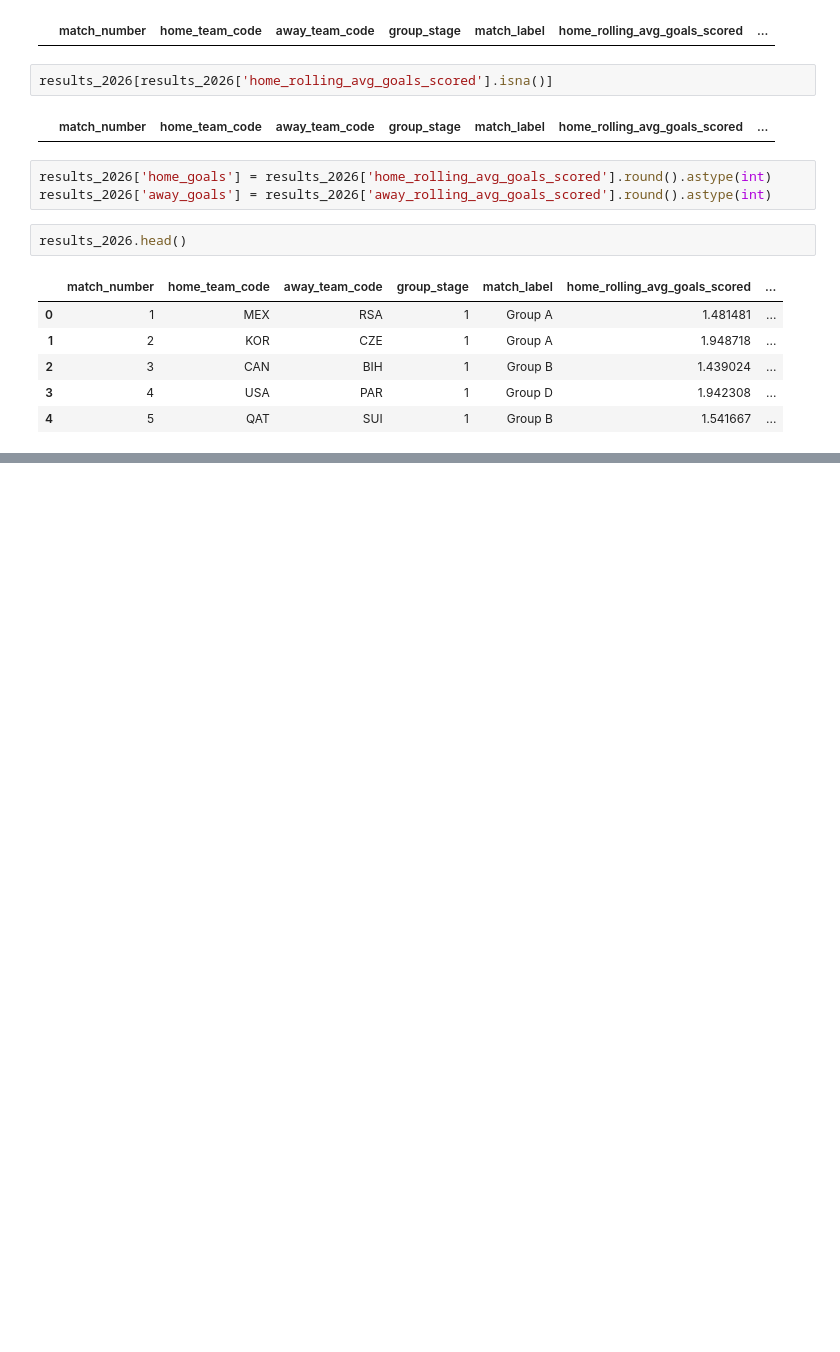
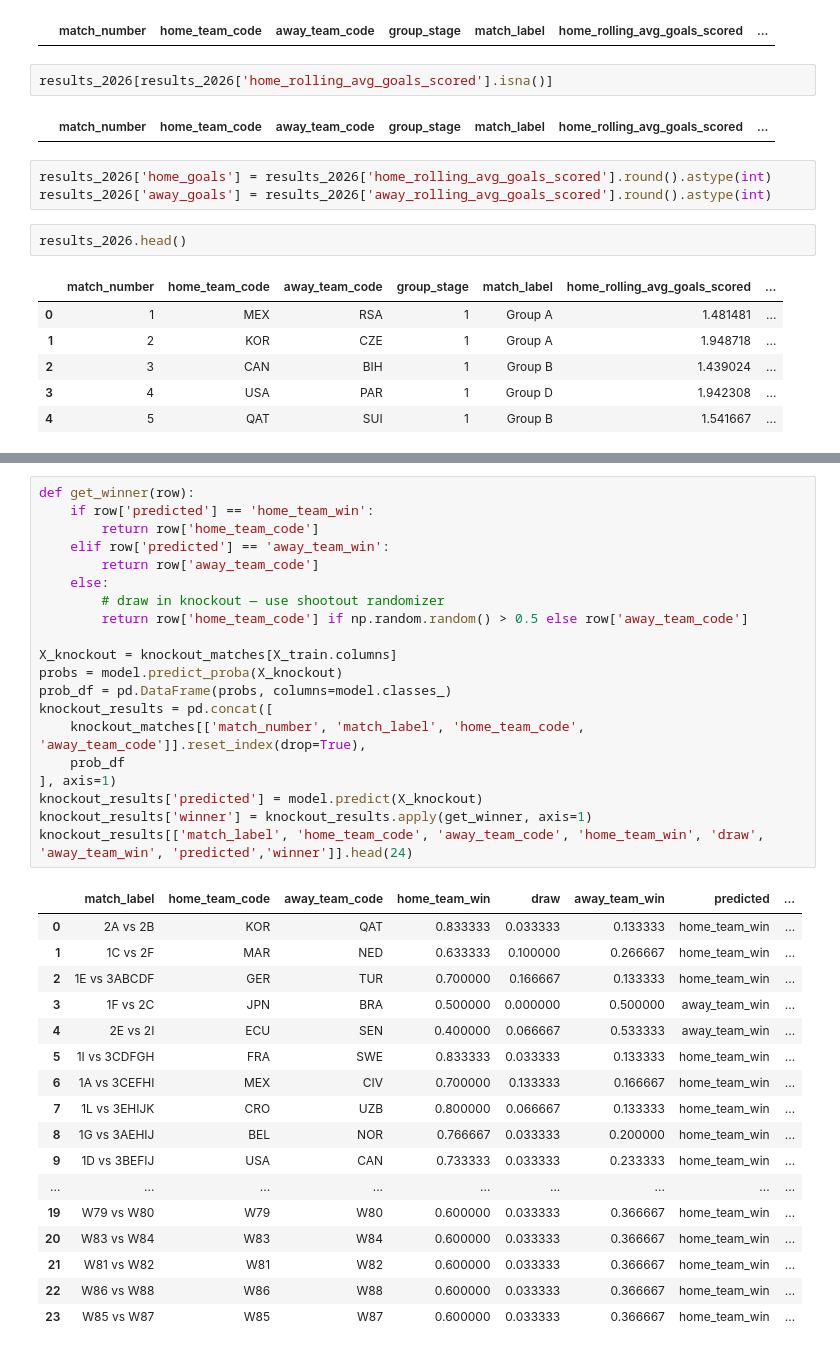
Before and after one commit to tonyinarula/World-Cup-2026-Predictive-Analysis, a Jupyter notebook: analysis.ipynb, the cells around one changed output, grey strips where cells are left out. Cells and saved outputs as stored; diff of their text form; blank space fills up the shorter version.

Commit message:
Finish first tournament prediction and make function to reiterate

```diff
--- a/analysis.ipynb
+++ b/analysis.ipynb
@@ -1487,0 +1690,38 @@ matches_2026[matches_2026['group_stage'] == 0]
+# %%
+def get_winner(row):
+    if row['predicted'] == 'home_team_win':
+        return row['home_team_code']
+    elif row['predicted'] == 'away_team_win':
+        return row['away_team_code']
+    else:
+        # draw in knockout — use shootout randomizer
+        return row['home_team_code'] if np.random.random() > 0.5 else row['away_team_code']
+
+X_knockout = knockout_matches[X_train.columns]
+probs = model.predict_proba(X_knockout)
+prob_df = pd.DataFrame(probs, columns=model.classes_)
+knockout_results = pd.concat([
+    knockout_matches[['match_number', 'match_label', 'home_team_code', 'away_team_code']].reset_index(drop=True),
+    prob_df
+], axis=1)
+knockout_results['predicted'] = model.predict(X_knockout)
+knockout_results['winner'] = knockout_results.apply(get_winner, axis=1)
+knockout_results[['match_label', 'home_team_code', 'away_team_code', 'home_team_win', 'draw', 'away_team_win', 'predicted','winner']].head(24)
+# %% [output]
+|  | match_label | home_team_code | away_team_code | home_team_win | draw | away_team_win | predicted | ... |
+| 0 | 2A vs 2B | KOR | QAT | 0.833333 | 0.033333 | 0.133333 | home_team_win | ... |
+| 1 | 1C vs 2F | MAR | NED | 0.633333 | 0.100000 | 0.266667 | home_team_win | ... |
+| 2 | 1E vs 3ABCDF | GER | TUR | 0.700000 | 0.166667 | 0.133333 | home_team_win | ... |
+| 3 | 1F vs 2C | JPN | BRA | 0.500000 | 0.000000 | 0.500000 | away_team_win | ... |
+| 4 | 2E vs 2I | ECU | SEN | 0.400000 | 0.066667 | 0.533333 | away_team_win | ... |
+| 5 | 1I vs 3CDFGH | FRA | SWE | 0.833333 | 0.033333 | 0.133333 | home_team_win | ... |
+| 6 | 1A vs 3CEFHI | MEX | CIV | 0.700000 | 0.133333 | 0.166667 | home_team_win | ... |
+| 7 | 1L vs 3EHIJK | CRO | UZB | 0.800000 | 0.066667 | 0.133333 | home_team_win | ... |
+| 8 | 1G vs 3AEHIJ | BEL | NOR | 0.766667 | 0.033333 | 0.200000 | home_team_win | ... |
+| 9 | 1D vs 3BEFIJ | USA | CAN | 0.733333 | 0.033333 | 0.233333 | home_team_win | ... |
+| ... | ... | ... | ... | ... | ... | ... | ... | ... |
+| 19 | W79 vs W80 | W79 | W80 | 0.600000 | 0.033333 | 0.366667 | home_team_win | ... |
+| 20 | W83 vs W84 | W83 | W84 | 0.600000 | 0.033333 | 0.366667 | home_team_win | ... |
+| 21 | W81 vs W82 | W81 | W82 | 0.600000 | 0.033333 | 0.366667 | home_team_win | ... |
+| 22 | W86 vs W88 | W86 | W88 | 0.600000 | 0.033333 | 0.366667 | home_team_win | ... |
+| 23 | W85 vs W87 | W85 | W87 | 0.600000 | 0.033333 | 0.366667 | home_team_win | ... |
```
Also changed, not shown: parts of 17 cells of this notebook.
